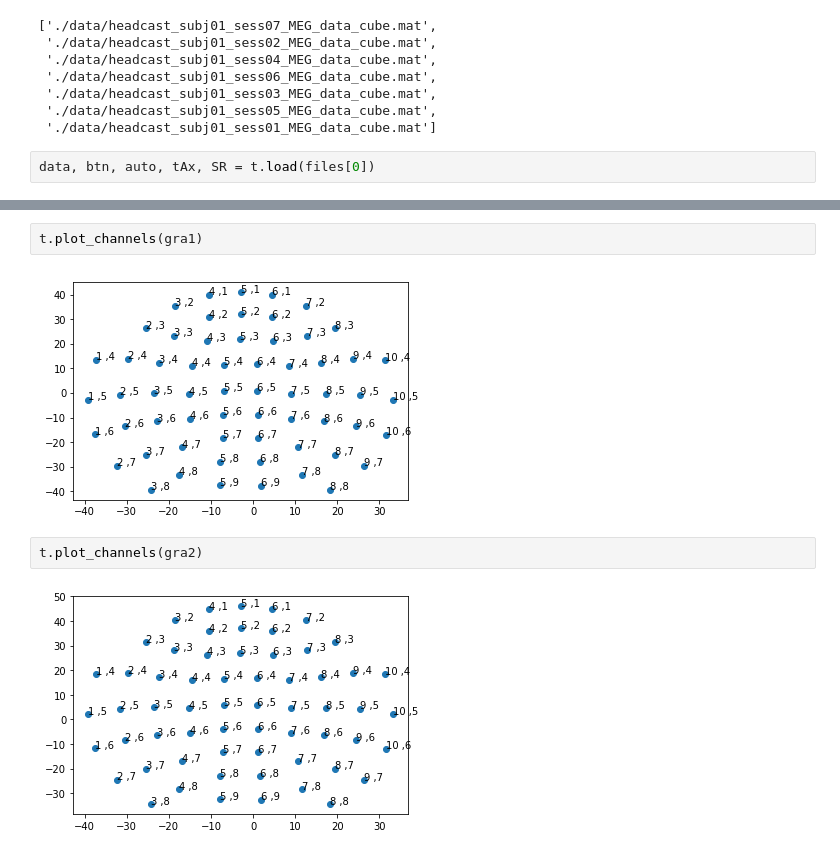
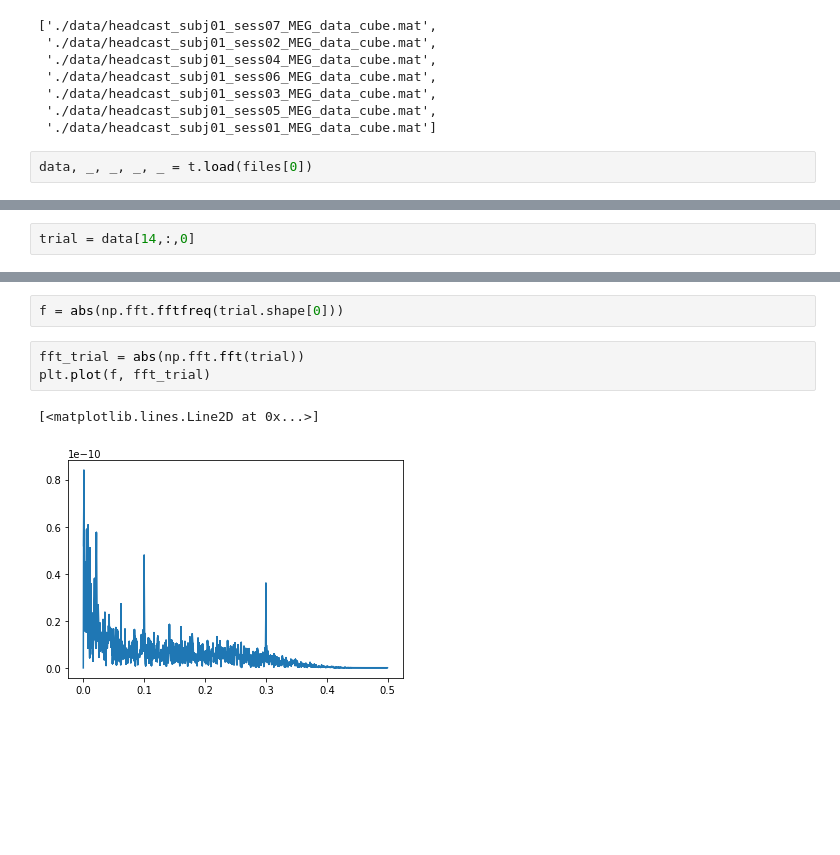
Before and after one commit to andylikescodes/EEG_IMP, a Jupyter notebook: explore.ipynb, the cells around one changed output, grey strips where cells are left out. Drawn from its saved outputs; the diff is of its cells as text; blank space fills up the shorter version.

Commit message:
able to generate images, but still need to go over the frequency plots

```diff
--- a/explore.ipynb
+++ b/explore.ipynb
@@ -32,4 +32,4 @@ files
  './data/headcast_subj01_sess05_MEG_data_cube.mat',
  './data/headcast_subj01_sess01_MEG_data_cube.mat']
 # %%
-data, btn, auto, tAx, SR = t.load(files[0])
+data, _, _, _, _ = t.load(files[0])
@@ -41 +36,3 @@ gc.collect()
+# %%
+trial = data[14,:,0]
 # %%
@@ -105,8 +42,8 @@ t.plot_channels(mag)
-# %%
-t.plot_channels(gra1)
-# %% [output]
-[figure, removed]
-# %%
-t.plot_channels(gra2)
-# %% [output]
-[figure, removed]
+# %%
+f = abs(np.fft.fftfreq(trial.shape[0]))
+# %%
+fft_trial = abs(np.fft.fft(trial))
+plt.plot(f, fft_trial)
+# %% [output]
+[<matplotlib.lines.Line2D at 0x...>]
+[figure, added]
```
Also changed, not shown: parts of 14 cells of this notebook, 1 other file.
